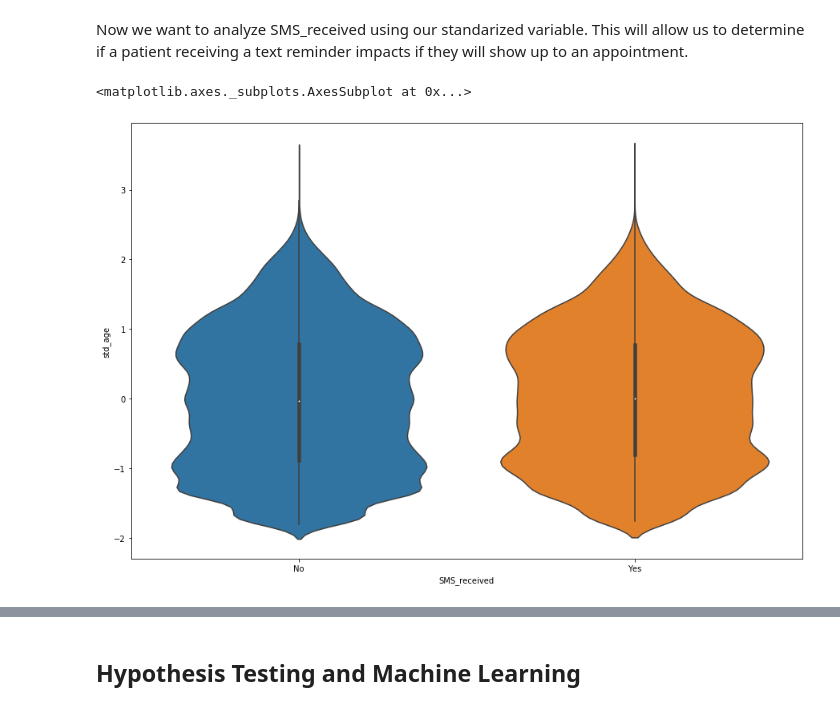
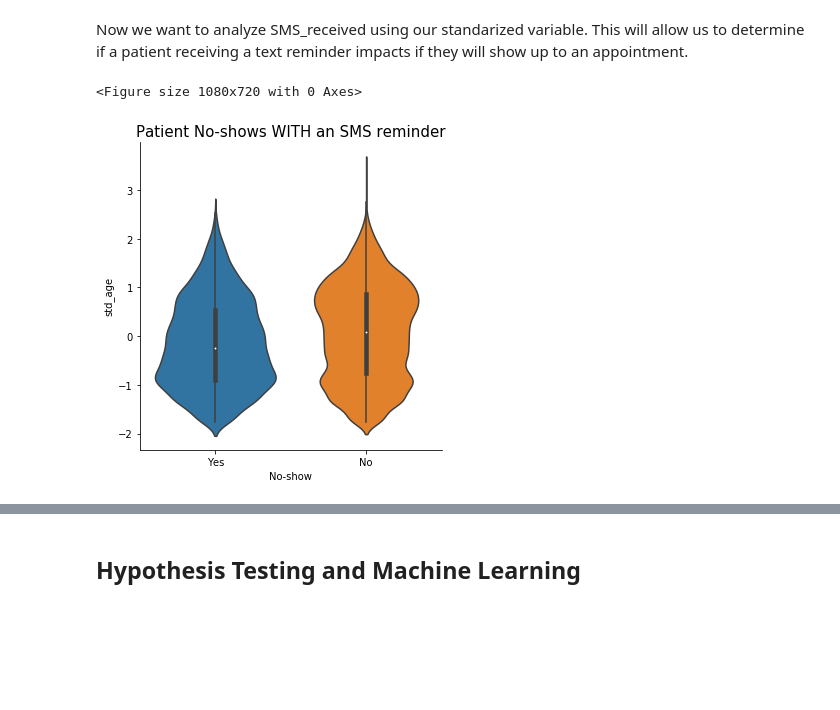
Before and after one commit to rezaameli/rezaameli.github.io, a Jupyter notebook: noshow.ipynb, the cells around one changed output, grey strips where cells are left out. Drawn from its saved outputs; the diff is of its cells as text; code cells hidden in the pictures; blank space fills up the shorter version.

```diff
--- a/noshow.ipynb
+++ b/noshow.ipynb
@@ -202,11 +202,12 @@ appts.head()
 | 4 | F | 2016-04-29 16:07:23 | 2016-04-29 | 56 | 0 | 1 | 1 | 0 | ... |
 # %% [markdown]
 Now we want to analyze SMS_received using our standarized variable. This will allow us to determine if a patient receiving a text reminder impacts if they will show up to an appointment.
-# %%
-fig = plt.figure(figsize=(15,10))
-g = sns.violinplot(x="SMS_received", y="std_age", data=appts)
-g.set_xticklabels(['No', 'Yes'])
-g
-# %% [output]
-<matplotlib.axes._subplots.AxesSubplot at 0x...>
-[figure, removed]
+# %%
+sms1 = appts[appts['SMS_received'] == 1]
+fig = plt.figure(figsize=(15,10))
+sns.catplot(x='No-show', y='std_age', data=sms1, kind="violin")
+plt.title("Patient No-shows WITH an SMS reminder", fontsize=15)
+plt.show()
+# %% [output]
+<Figure size 1080x720 with 0 Axes>
+[figure, added]
```
Also changed, not shown: parts of 3 cells of this notebook.
